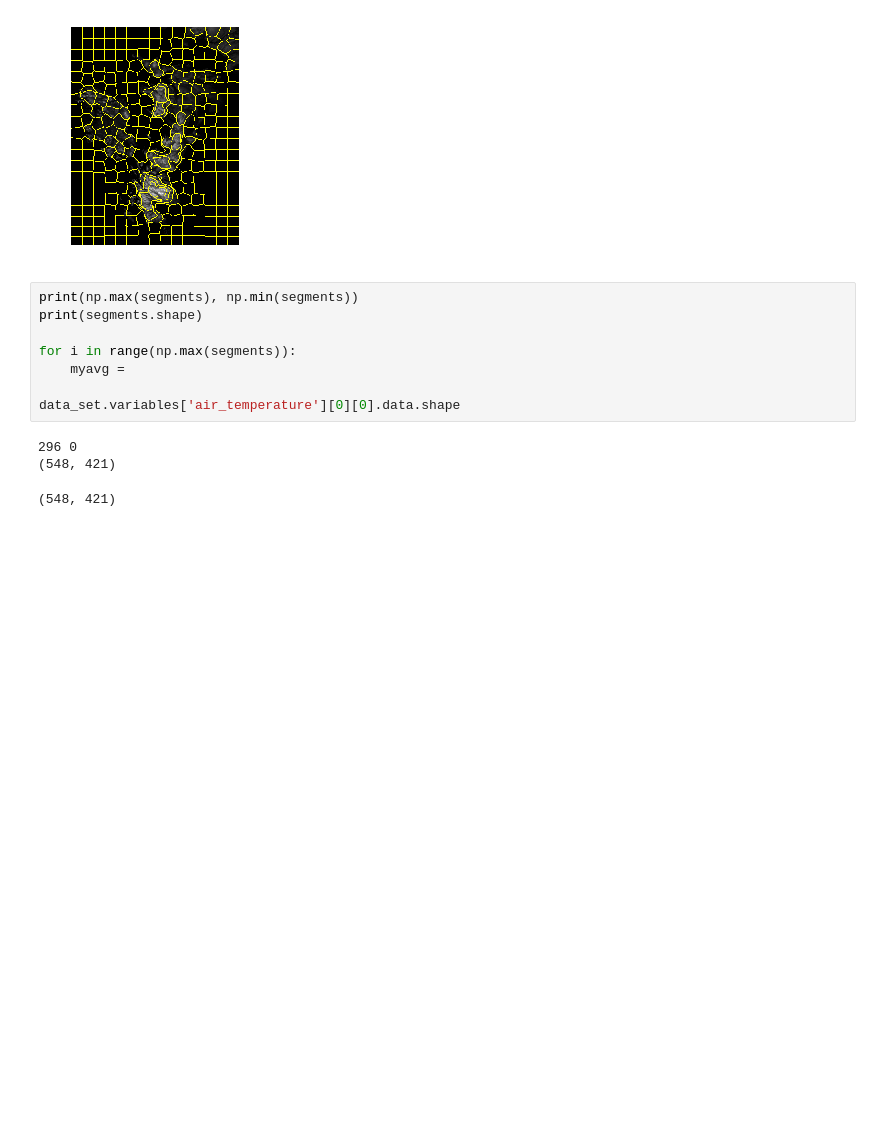
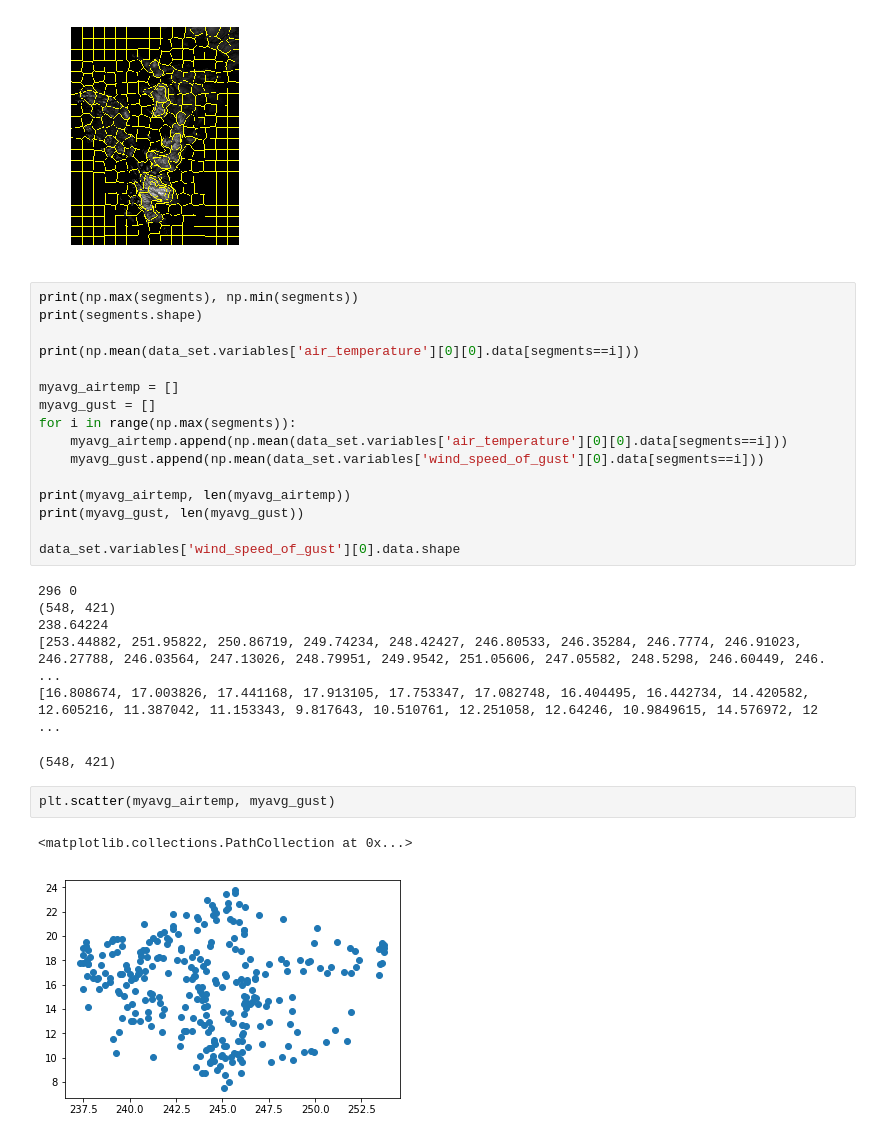
Before and after one commit to mhaigh/ukms_project, a Jupyter notebook: slic.ipynb, the cells around one changed output. Saved outputs shown, nothing was run; the diff lists cells and outputs as text; blank space fills up the shorter version.

```diff
--- a/slic.ipynb
+++ b/slic.ipynb
@@ -84,11 +84,27 @@ Clipping input data to the valid range for imshow with RGB data ([0..1] for floa
 print(np.max(segments), np.min(segments))
 print(segments.shape)
 
+print(np.mean(data_set.variables['air_temperature'][0][0].data[segments==i]))
+
+myavg_airtemp = []
+myavg_gust = []
 for i in range(np.max(segments)):
-    myavg =
+    myavg_airtemp.append(np.mean(data_set.variables['air_temperature'][0][0].data[segments==i]))
+    myavg_gust.append(np.mean(data_set.variables['wind_speed_of_gust'][0].data[segments==i]))
 
-data_set.variables['air_temperature'][0][0].data.shape
+print(myavg_airtemp, len(myavg_airtemp))
+print(myavg_gust, len(myavg_gust))
+
+data_set.variables['wind_speed_of_gust'][0].data.shape
 # %% [output]
 296 0
 (548, 421)
+238.64224
+[253.44882, 251.95822, 250.86719, 249.74234, 248.42427, 246.80533, 246.35284, 246.7774, 246.91023, 246.27788, 246.03564, 247.13026, 248.79951, 249.9542, 251.05606, 247.05582, 248.5298, 246.60449, 246. ...
+[16.808674, 17.003826, 17.441168, 17.913105, 17.753347, 17.082748, 16.404495, 16.442734, 14.420582, 12.605216, 11.387042, 11.153343, 9.817643, 10.510761, 12.251058, 12.64246, 10.9849615, 14.576972, 12 ...
 (548, 421)
+# %%
+plt.scatter(myavg_airtemp, myavg_gust)
+# %% [output]
+<matplotlib.collections.PathCollection at 0x...>
+[figure, added]
```
